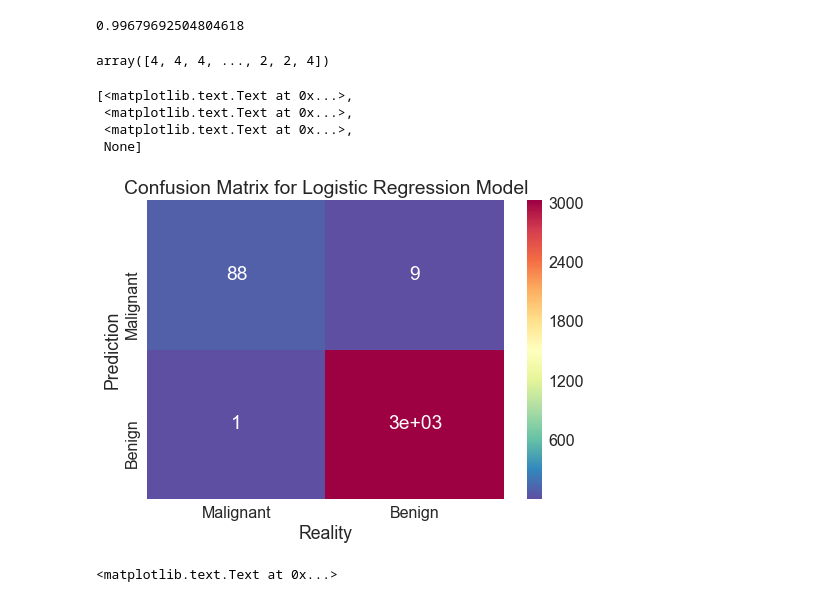
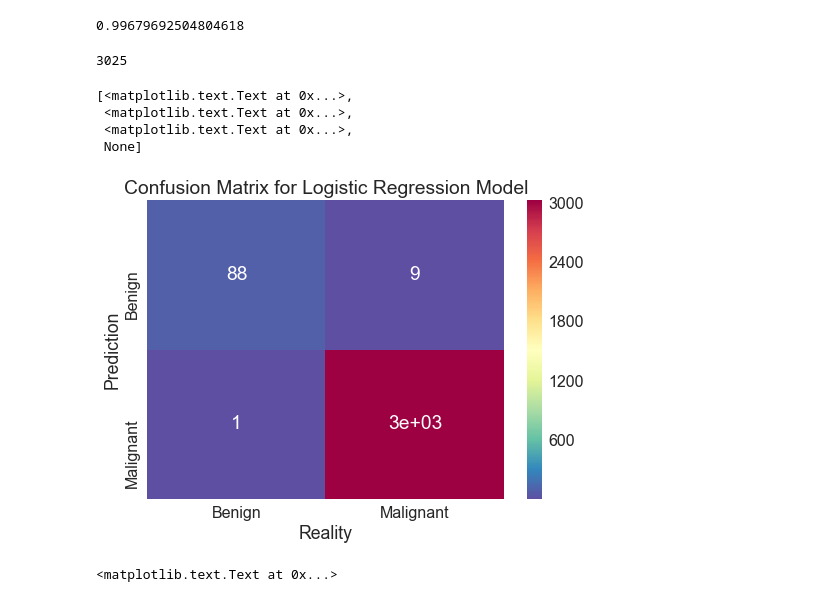
Before and after one commit to mullachv/bcd, a Jupyter notebook: eda.ipynb, the cells around one changed output. Saved outputs shown, nothing was run; the diff lists cells and outputs as text; code cells hidden in the pictures.

```diff
--- a/eda.ipynb
+++ b/eda.ipynb
@@ -74,3 +81,6 @@ df = df.astype(int)
+# %%
+MALIGNANT_LABEL = 1
+BENIGN_LABEL = 0
 # %% [markdown]
 ### Shuffle the dataframe
 # %%
@@ -112,14 +124,14 @@ getX = lambda df : df.loc[:, ~df.columns.isin(['Index', 'ID', 'Class'])].values.
 getY = lambda df : df.loc[:, 'Class'].values.astype(int)
 
 from sklearn.model_selection import train_test_split
-def create_train_test(benign, malignant):
-    X_benign = getX(benign)
-    y_benign = getY(benign)
-    X_malignant = getX(malignant)
-    y_malignant = getY(malignant)
+def create_train_test(minority, majority):
+    X_minority = getX(minority)
+    y_minority = getY(minority)
+    X_majority = getX(majority)
+    y_majority = getY(majority)
 
-    X_nb, X_tb, y_nb, y_tb = train_test_split(X_benign, y_benign, test_size=0.2, random_state=7)
-    X_nm, X_tm, y_nm, y_tm = train_test_split(X_malignant, y_malignant, test_size=0.2, random_state=7)
+    X_nb, X_tb, y_nb, y_tb = train_test_split(X_minority, y_minority, test_size=0.2, random_state=7)
+    X_nm, X_tm, y_nm, y_tm = train_test_split(X_majority, y_majority, test_size=0.2, random_state=7)
     X_train = np.append(X_nb, X_nm, axis=0)
     y_train = np.append(y_nb, y_nm)
     X_test = np.append(X_tb, X_tm, axis=0)
@@ -127,7 +139,7 @@ def create_train_test(benign, malignant):
 
     return X_train, X_test, y_train, y_test
 
-X_train, X_test, y_train, y_test = create_train_test(df_benign, df_malignant)
+X_train, X_test, y_train, y_test = create_train_test(df_minority, df_majority)
 # %%
 assert(X_train.shape[0] == y_train.shape[0])
 assert(X_test.shape[0] == y_test.shape[0])
@@ -142,18 +154,22 @@ assert(np.floor(n_benign*0.8) == (y_train == 4).sum()) # 12129
 # %% [markdown]
 ### Upsample the minority class in training set
 # %%
-#Upsample minority class (malignant)
-#upsample to match benign class
+#Upsample minority class (majority)
+#upsample to match minority class
 def get_balanced_Xy(X, y):
-    X_benign = X[y==4] #Benign
-    y_benign = y[y==4]
-    X_malignant = X[y==2] #Malignant
-    y_malignant = y[y==2]
+    #majority
+    X_majority = X[y == MALIGNANT_LABEL]
+    y_majority = y[y == MALIGNANT_LABEL]
 
-    n_count = X_benign.shape[0] # if X_benign.shape[0] > X_malignant.shape[0] else X_malignant.shape[0]
-    X_mal, y_mal = resample(X_malignant, y_malignant, replace=True, n_samples=n_count, random_state=7)
-    X_train = np.append(X_benign, X_mal, axis=0)
-    y_train = np.append(y_benign, y_mal)
+    #minority
+    X_minority = X[y == BENIGN_LABEL]
+    y_minority = y[y == BENIGN_LABEL]
+
+    n_count = X_majority.shape[0]
+    X_min_upsampled, y_min_upsampled = resample(X_minority, y_minority, replace=True,
+                                                n_samples=n_count, random_state=7)
+    X_train = np.append(X_majority, X_min_upsampled, axis=0)
+    y_train = np.append(y_majority, y_min_upsampled)
     X_train, y_train = shuffle(X_train, y_train, random_state=7)
     return X_train, np.squeeze(y_train)
 X_train, y_train = get_balanced_Xy(X_train, y_train)
@@ -177,23 +193,22 @@ accuracy_score(y_test, y_pred)
 # %% [output]
 0.99679692504804618
 # %%
-(y_pred==2).sum() #Predicted Malignant
-y_pred
+(y_pred==MALIGNANT_LABEL).sum() #Predicted Malignant
 # %% [output]
-array([4, 4, 4, ..., 2, 2, 4])
+3025
 # %%
 cm = confusion_matrix(y_test, y_pred).T
-cmdf = pd.DataFrame(cm, index=['Malignant', 'Benign'], columns=['Malignant', 'Benign'])
+cmdf = pd.DataFrame(cm, index=['Benign', 'Malignant'], columns=['Benign', 'Malignant'])
 sns.set(font_scale=1.6)
 ax = sns.heatmap(cmdf, annot=True, cmap='Spectral_r')
 ax.set(xlabel='Reality', ylabel='Prediction', label='large bold',
        title='Confusion Matrix for Logistic Regression Model')
 # %% [output]
 [<matplotlib.text.Text at 0x...>,
  <matplotlib.text.Text at 0x...>,
  <matplotlib.text.Text at 0x...>,
  None]
-[figure, old version]
+[figure, new version]
 # %%
 column_names = df.columns[~df.columns.isin(['Index', 'ID', 'Class'])]
 xpos = [20*i for i, _ in enumerate(column_names)]
```
Also changed, not shown: parts of 14 cells of this notebook.
